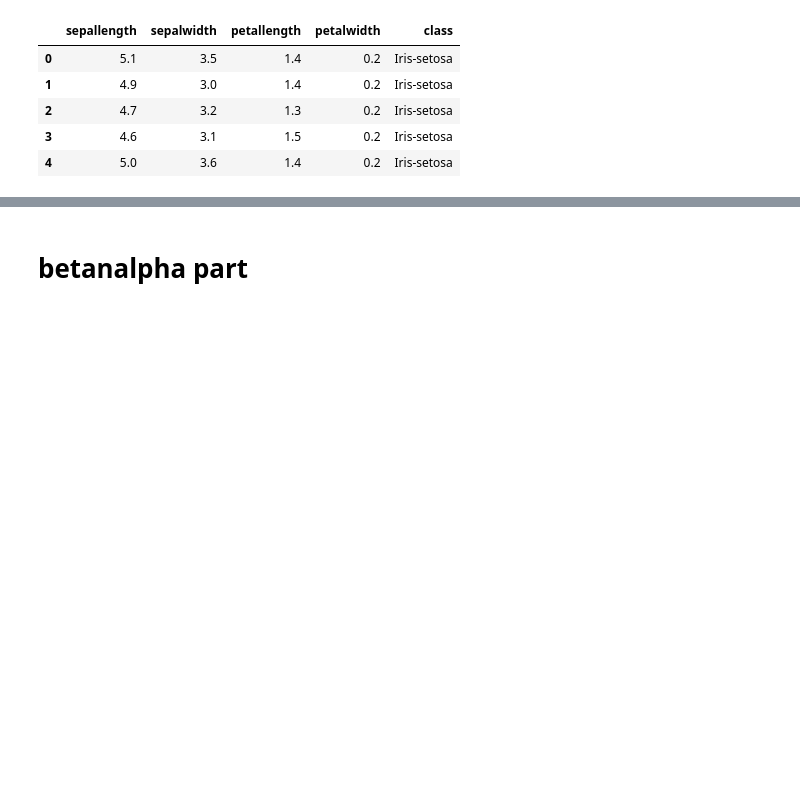
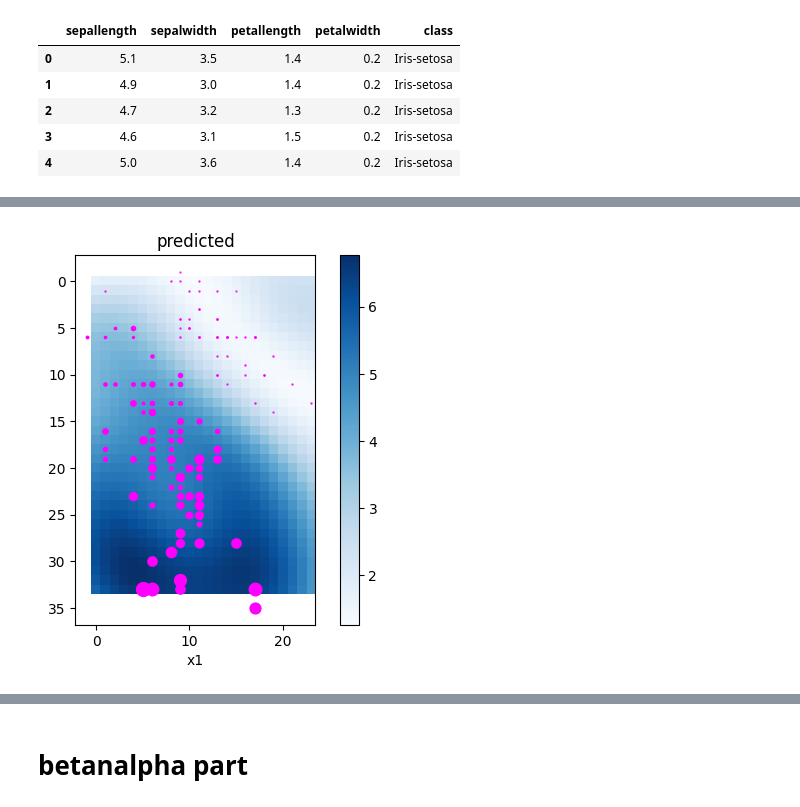
Before and after one commit to ShuonanChen/ML-Climate-Project-Template-Fall2022, a Jupyter notebook: resources/notebooks/cmdstan_test.ipynb, the cells around one changed output, grey strips where cells are left out. Cells and saved outputs as stored; diff of their text form; code cells hidden in the pictures; blank space fills up the shorter version.

```diff
--- a/resources/notebooks/cmdstan_test.ipynb
+++ b/resources/notebooks/cmdstan_test.ipynb
@@ -244,0 +377,11 @@ plt.legend()
+# %%
+plt.imshow(img, cmap = "Blues")
+plt.xlabel('x2')
+plt.xlabel('x1')
+plt.title('predicted')
+plt.colorbar()
+for i,x in enumerate(x_all):
+    p = (10*(x-np.min(x_grid,0))).astype(int)-1
+    plt.scatter(p[1],p[0], s=0.1*np.exp(y[i]), color = 'magenta')
+# %% [output]
+[figure, added]
```
Also changed, not shown: parts of 66 cells of this notebook, 2 other files.
